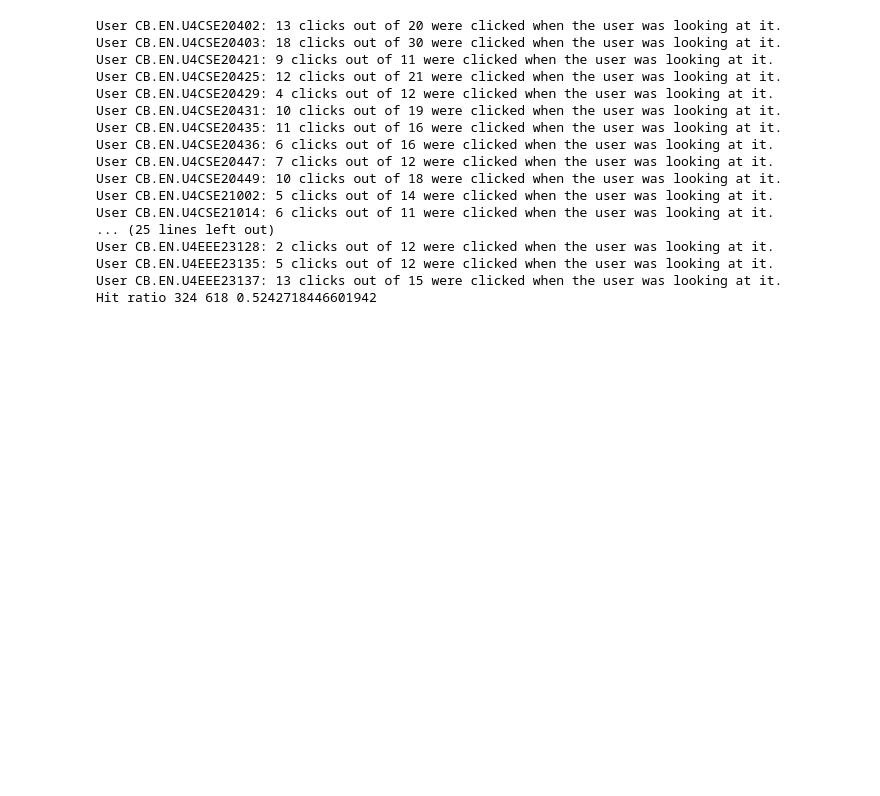
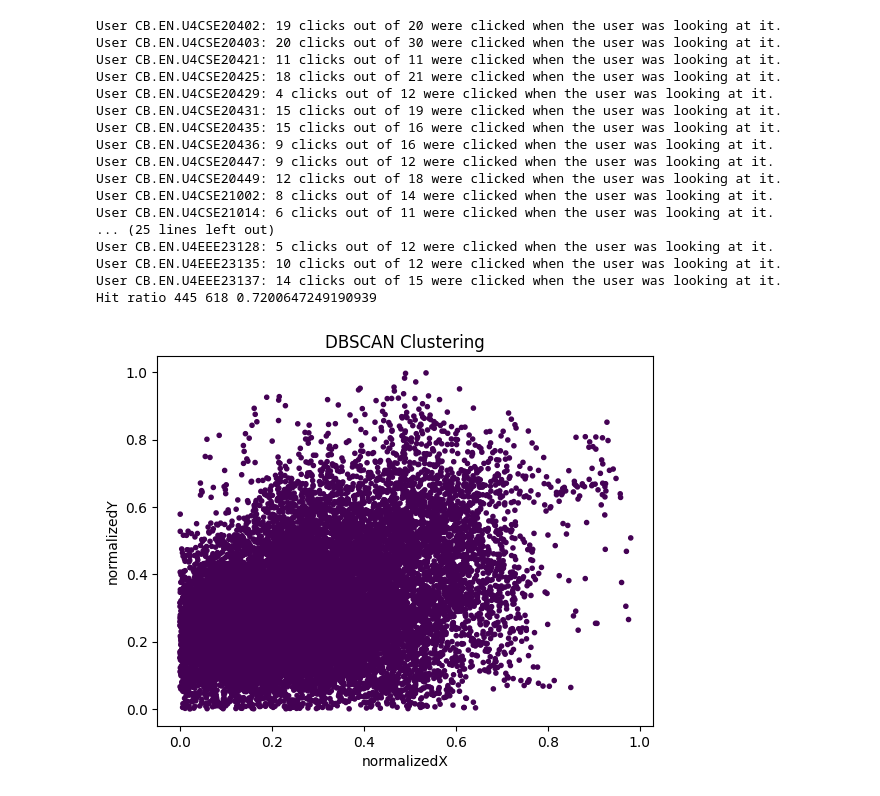
Before and after one commit to pradeepkarthik77/intux_extension, a Jupyter notebook: analytics/Click-through/click-through.ipynb, the cells around one changed output. Saved outputs shown, nothing was run; the diff lists cells and outputs as text; code cells hidden in the pictures; blank space fills up the shorter version.

Commit message:
Commiting before branch

```diff
--- a/analytics/Click-through/click-through.ipynb
+++ b/analytics/Click-through/click-through.ipynb
@@ -40,8 +40,8 @@ class ClickThrough:
             click_x = click['x']
             click_y = click['y']
 
-            min_timestamp = click_time - 1000  # 1 second before click in milliseconds
-            max_timestamp = click_time + 1000  # 1 second after click in milliseconds
+            min_timestamp = click_time - 2000  # 1 second before click in milliseconds
+            max_timestamp = click_time + 2000  # 1 second after click in milliseconds
 
             user_gaze = []
 
@@ -51,11 +51,8 @@ class ClickThrough:
 
                     euclid_dist = self.calculate_distance(g["x"], g["y"], click_x, click_y)
 
-
                     if euclid_dist <= 100: # adjust the error in pixels here
                         user_gaze.append(euclid_dist)
-
-
 
             if user_gaze:
                 total_count += 1
@@ -96,20 +93,20 @@ def main():
 if __name__ == "__main__":
     main()
 # %% [output]
-User CB.EN.U4CSE20402: 13 clicks out of 20 were clicked when the user was looking at it.
-User CB.EN.U4CSE20403: 18 clicks out of 30 were clicked when the user was looking at it.
-User CB.EN.U4CSE20421: 9 clicks out of 11 were clicked when the user was looking at it.
-User CB.EN.U4CSE20425: 12 clicks out of 21 were clicked when the user was looking at it.
+User CB.EN.U4CSE20402: 19 clicks out of 20 were clicked when the user was looking at it.
+User CB.EN.U4CSE20403: 20 clicks out of 30 were clicked when the user was looking at it.
+User CB.EN.U4CSE20421: 11 clicks out of 11 were clicked when the user was looking at it.
+User CB.EN.U4CSE20425: 18 clicks out of 21 were clicked when the user was looking at it.
 User CB.EN.U4CSE20429: 4 clicks out of 12 were clicked when the user was looking at it.
-User CB.EN.U4CSE20431: 10 clicks out of 19 were clicked when the user was looking at it.
-User CB.EN.U4CSE20435: 11 clicks out of 16 were clicked when the user was looking at it.
-User CB.EN.U4CSE20436: 6 clicks out of 16 were clicked when the user was looking at it.
-User CB.EN.U4CSE20447: 7 clicks out of 12 were clicked when the user was looking at it.
-User CB.EN.U4CSE20449: 10 clicks out of 18 were clicked when the user was looking at it.
-User CB.EN.U4CSE21002: 5 clicks out of 14 were clicked when the user was looking at it.
+User CB.EN.U4CSE20431: 15 clicks out of 19 were clicked when the user was looking at it.
+User CB.EN.U4CSE20435: 15 clicks out of 16 were clicked when the user was looking at it.
+User CB.EN.U4CSE20436: 9 clicks out of 16 were clicked when the user was looking at it.
+User CB.EN.U4CSE20447: 9 clicks out of 12 were clicked when the user was looking at it.
+User CB.EN.U4CSE20449: 12 clicks out of 18 were clicked when the user was looking at it.
+User CB.EN.U4CSE21002: 8 clicks out of 14 were clicked when the user was looking at it.
 User CB.EN.U4CSE21014: 6 clicks out of 11 were clicked when the user was looking at it.
 ... (25 lines left out)
-User CB.EN.U4EEE23128: 2 clicks out of 12 were clicked when the user was looking at it.
-User CB.EN.U4EEE23135: 5 clicks out of 12 were clicked when the user was looking at it.
-User CB.EN.U4EEE23137: 13 clicks out of 15 were clicked when the user was looking at it.
-Hit ratio 324 618 0.5242718446601942
+User CB.EN.U4EEE23128: 5 clicks out of 12 were clicked when the user was looking at it.
+User CB.EN.U4EEE23135: 10 clicks out of 12 were clicked when the user was looking at it.
+User CB.EN.U4EEE23137: 14 clicks out of 15 were clicked when the user was looking at it.
+Hit ratio 445 618 0.7200647249190939
@@ -115,0 +119,34 @@ Hit ratio 324 618 0.5242718446601942
+# %%
+import pandas as pd
+import numpy as np
+import matplotlib.pyplot as plt
+from sklearn.cluster import DBSCAN
+from sklearn.preprocessing import StandardScaler
+
+client = MongoClient("mongodb://localhost:27017")
+db = client["INTUX"]
+
+gaze_data = list(db["GazeData"].find())
+
+# Load the DataFrame from a CSV file
+df = pd.DataFrame(gaze_data)  # Replace 'your_file.csv' with the actual file path
+
+df = df[(df['normalizedX'] > 0) & (df['normalizedX'] < 1)]
+df = df[(df['normalizedY'] > 0) & (df['normalizedY'] < 1)]
+
+
+# Extract the 'normalizedX' and 'normalizedY' columns
+X = df[['normalizedX', 'normalizedY']].values
+
+# Apply DBSCAN clustering
+dbscan = DBSCAN(eps=0.000003, min_samples=5)
+labels = dbscan.fit_predict(X)
+
+# Plot the original data and the clusters
+plt.scatter(X[:, 0], X[:, 1], c=labels, cmap='viridis', marker='.')
+plt.title('DBSCAN Clustering')
+plt.xlabel('normalizedX')
+plt.ylabel('normalizedY')
+plt.show()
+# %% [output]
+[figure, added]
```
Also changed, not shown: parts of 3 cells of this notebook.
